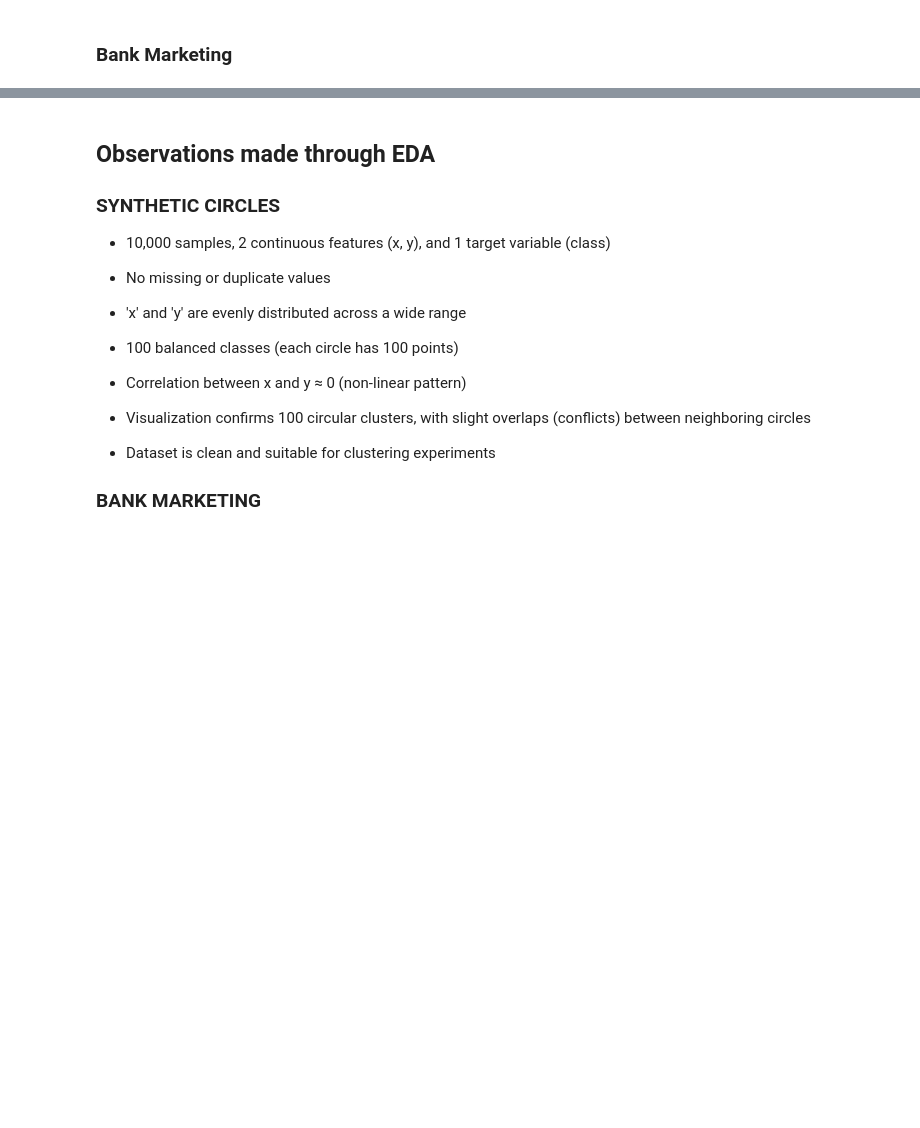
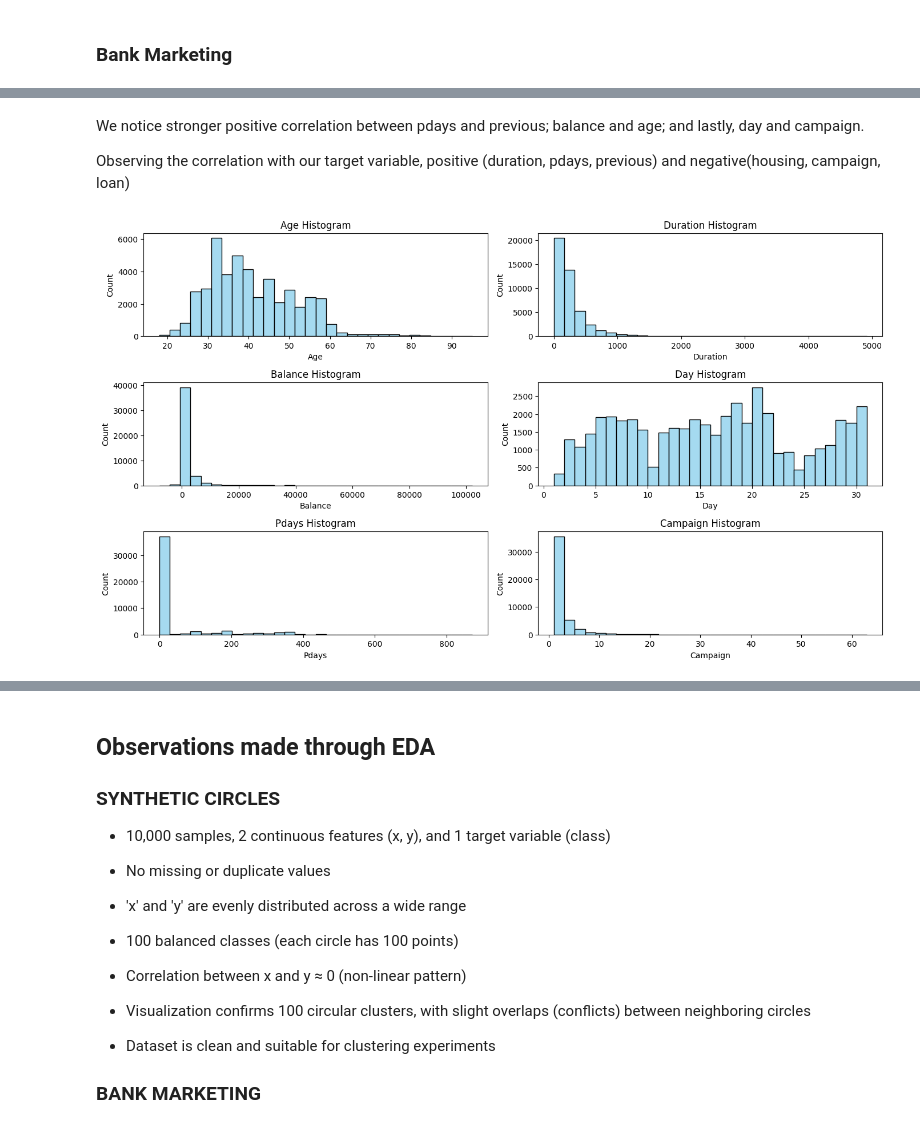
Before and after one commit to neha-palak/IML_A2, a Jupyter notebook: assignment2.ipynb, the cells around one changed output, grey strips where cells are left out. Drawn from its saved outputs; the diff is of its cells as text; code cells hidden in the pictures; blank space fills up the shorter version.

```diff
--- a/assignment2.ipynb
+++ b/assignment2.ipynb
@@ -178,0 +375,26 @@ Extreme y values: -4.99986 to 185.0
+# %% [markdown]
+We notice stronger positive correlation between pdays and previous; balance and age; and lastly, day and campaign.
+
+Observing the correlation with our target variable, positive (duration, pdays, previous) and negative(housing, campaign, loan)
+# %%
+b_cols = ['age', 'duration', 'balance', 'day', 'pdays', 'campaign']
+
+# Set up grid: 7 rows × 2 columns
+fig, axes = plt.subplots(nrows=7, ncols=2, figsize=(14, 18))
+axes = axes.flatten()
+
+# Plot each histogram
+for i, col in enumerate(b_cols):
+    sns.histplot(bank[col], bins=30, kde=False, color="skyblue", ax=axes[i])
+    axes[i].set_title(f"{col.capitalize()} Histogram", fontsize=12)
+    axes[i].set_xlabel(col.capitalize())
+    axes[i].set_ylabel("Count")
+
+# Remove unused subplots if there are any
+for j in range(len(b_cols), len(axes)):
+    fig.delaxes(axes[j])
+
+plt.tight_layout()
+plt.show()
+# %% [output]
+[figure, added]
```
Also changed, not shown: parts of 25 cells of this notebook.
